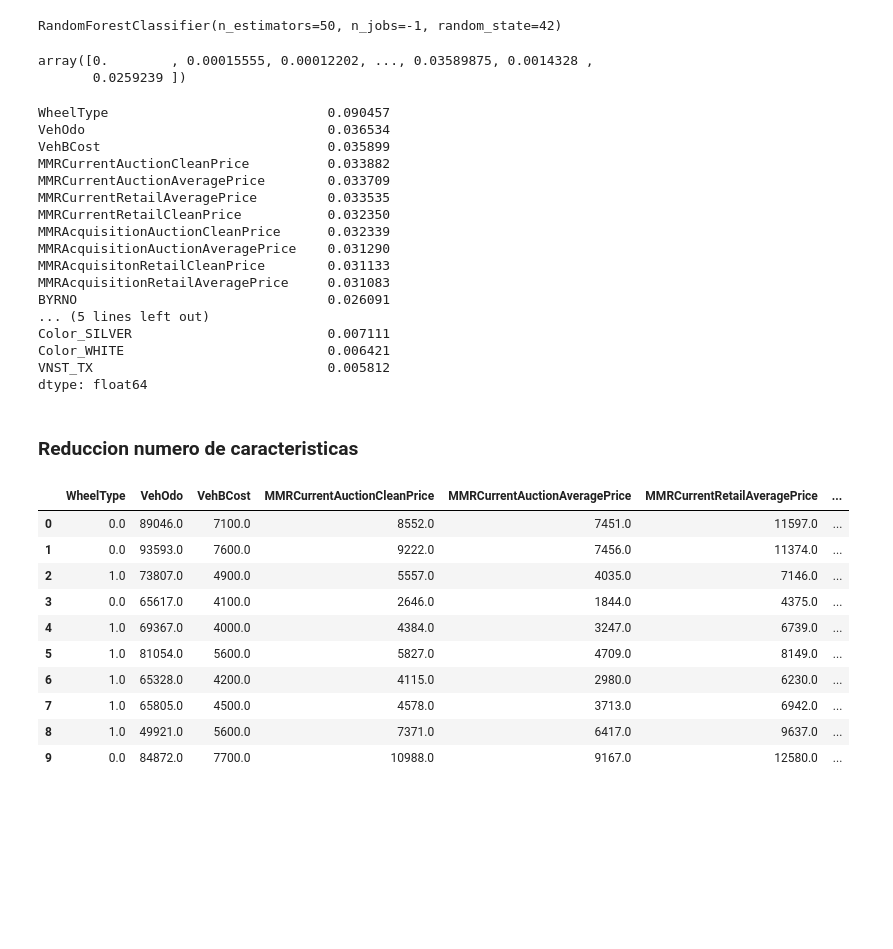
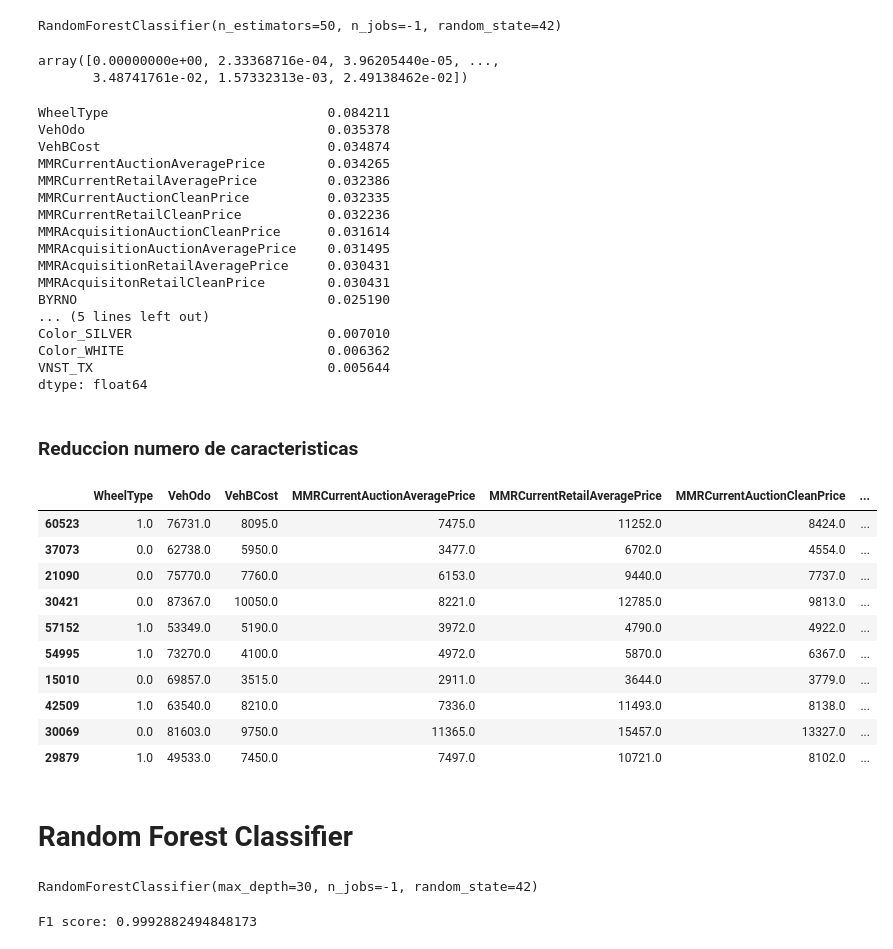
Before and after one commit to SantiagoDrckr/Carvana-Data-science, a Jupyter notebook: Carvana.ipynb, the cells around one changed output. Saved outputs shown, nothing was run; the diff lists cells and outputs as text; code cells hidden in the pictures; blank space fills up the shorter version.

Commit message:
Añadido algoritmo RandomForest

```diff
--- a/Carvana.ipynb
+++ b/Carvana.ipynb
@@ -492,7 +492,7 @@ train_set, val_set = train_test_split(ohe_df, test_size=0.4, random_state=42, st
 # Separamos el conjunto de datos de pruebas 50% validation set, 50% test set
 val_set, test_set = train_test_split(ohe_df, test_size=0.5, random_state=42,stratify=ohe_df["IsBadBuy"])
 # %%
-def remove_labels(df, label_name):
+def remove_labels(ohe_df, label_name):
     X = ohe_df.drop(label_name, axis=1)
     y = ohe_df[label_name].copy()
     return (X, y)
@@ -511,48 +511,64 @@ RandomForestClassifier(n_estimators=50, n_jobs=-1, random_state=42)
 # %%
 clf_rnd.feature_importances_
 # %% [output]
-array([0.        , 0.00015555, 0.00012202, ..., 0.03589875, 0.0014328 ,
-       0.0259239 ])
+array([0.00000000e+00, 2.33368716e-04, 3.96205440e-05, ...,
+       3.48741761e-02, 1.57332313e-03, 2.49138462e-02])
 # %%
 # Caracteristicas mas importantes para analisis de datos
 feature_importances = {name: score for name, score in zip(list(ohe_df), clf_rnd.feature_importances_)}
 feature_importances_sorted=pd.Series(feature_importances).sort_values(ascending=False)
 feature_importances_sorted.head(20)
 # %% [output]
-WheelType                            0.090457
-VehOdo                               0.036534
-VehBCost                             0.035899
-MMRCurrentAuctionCleanPrice          0.033882
-MMRCurrentAuctionAveragePrice        0.033709
-MMRCurrentRetailAveragePrice         0.033535
-MMRCurrentRetailCleanPrice           0.032350
-MMRAcquisitionAuctionCleanPrice      0.032339
-MMRAcquisitionAuctionAveragePrice    0.031290
-MMRAcquisitonRetailCleanPrice        0.031133
-MMRAcquisitionRetailAveragePrice     0.031083
-BYRNO                                0.026091
+WheelType                            0.084211
+VehOdo                               0.035378
+VehBCost                             0.034874
+MMRCurrentAuctionAveragePrice        0.034265
+MMRCurrentRetailAveragePrice         0.032386
+MMRCurrentAuctionCleanPrice          0.032335
+MMRCurrentRetailCleanPrice           0.032236
+MMRAcquisitionAuctionCleanPrice      0.031614
+MMRAcquisitionAuctionAveragePrice    0.031495
+MMRAcquisitionRetailAveragePrice     0.030431
+MMRAcquisitonRetailCleanPrice        0.030431
+BYRNO                                0.025190
 ... (5 lines left out)
-Color_SILVER                         0.007111
-Color_WHITE                          0.006421
-VNST_TX                              0.005812
+Color_SILVER                         0.007010
+Color_WHITE                          0.006362
+VNST_TX                              0.005644
 dtype: float64
 # %% [markdown]
 ### Reduccion numero de caracteristicas
 # %%
 # Extraemos las 16 caracteristicas con mas relevancia para el algoritmo
 columns = list(feature_importances_sorted.head(16).index)
 X_train_reduced = X_train[columns].copy()
 X_val_reduced = X_val[columns].copy()
+X_test_reduced = X_test[columns].copy()
 X_train_reduced.head(10)
 # %% [output]
-|  | WheelType | VehOdo | VehBCost | MMRCurrentAuctionCleanPrice | MMRCurrentAuctionAveragePrice | MMRCurrentRetailAveragePrice | ... |
-| 0 | 0.0 | 89046.0 | 7100.0 | 8552.0 | 7451.0 | 11597.0 | ... |
-| 1 | 0.0 | 93593.0 | 7600.0 | 9222.0 | 7456.0 | 11374.0 | ... |
-| 2 | 1.0 | 73807.0 | 4900.0 | 5557.0 | 4035.0 | 7146.0 | ... |
-| 3 | 0.0 | 65617.0 | 4100.0 | 2646.0 | 1844.0 | 4375.0 | ... |
-| 4 | 1.0 | 69367.0 | 4000.0 | 4384.0 | 3247.0 | 6739.0 | ... |
-| 5 | 1.0 | 81054.0 | 5600.0 | 5827.0 | 4709.0 | 8149.0 | ... |
-| 6 | 1.0 | 65328.0 | 4200.0 | 4115.0 | 2980.0 | 6230.0 | ... |
-| 7 | 1.0 | 65805.0 | 4500.0 | 4578.0 | 3713.0 | 6942.0 | ... |
-| 8 | 1.0 | 49921.0 | 5600.0 | 7371.0 | 6417.0 | 9637.0 | ... |
-| 9 | 0.0 | 84872.0 | 7700.0 | 10988.0 | 9167.0 | 12580.0 | ... |
+|  | WheelType | VehOdo | VehBCost | MMRCurrentAuctionAveragePrice | MMRCurrentRetailAveragePrice | MMRCurrentAuctionCleanPrice | ... |
+| 60523 | 1.0 | 76731.0 | 8095.0 | 7475.0 | 11252.0 | 8424.0 | ... |
+| 37073 | 0.0 | 62738.0 | 5950.0 | 3477.0 | 6702.0 | 4554.0 | ... |
+| 21090 | 0.0 | 75770.0 | 7760.0 | 6153.0 | 9440.0 | 7737.0 | ... |
+| 30421 | 0.0 | 87367.0 | 10050.0 | 8221.0 | 12785.0 | 9813.0 | ... |
+| 57152 | 1.0 | 53349.0 | 5190.0 | 3972.0 | 4790.0 | 4922.0 | ... |
+| 54995 | 1.0 | 73270.0 | 4100.0 | 4972.0 | 5870.0 | 6367.0 | ... |
+| 15010 | 0.0 | 69857.0 | 3515.0 | 2911.0 | 3644.0 | 3779.0 | ... |
+| 42509 | 1.0 | 63540.0 | 8210.0 | 7336.0 | 11493.0 | 8138.0 | ... |
+| 30069 | 0.0 | 81603.0 | 9750.0 | 11365.0 | 15457.0 | 13327.0 | ... |
+| 29879 | 1.0 | 49533.0 | 7450.0 | 7497.0 | 10721.0 | 8102.0 | ... |
+# %% [markdown]
+# Random Forest Classifier
+# %%
+from sklearn.ensemble import RandomForestClassifier
+from sklearn.metrics import f1_score
+clf_rnd = RandomForestClassifier(n_estimators=100,max_depth=30, random_state=42, n_jobs=-1)
+clf_rnd.fit(X_train_reduced, y_train)
+# %% [output]
+RandomForestClassifier(max_depth=30, n_jobs=-1, random_state=42)
+# %%
+# Predecimos con el conjunto de datos de validación
+y_val_pred = clf_rnd.predict(X_val_reduced)
+print("F1 score:", f1_score(y_val_pred, y_val, average='weighted'))
+# %% [output]
+F1 score: 0.9992882494848173
```
Also changed, not shown: parts of 2 cells of this notebook.
